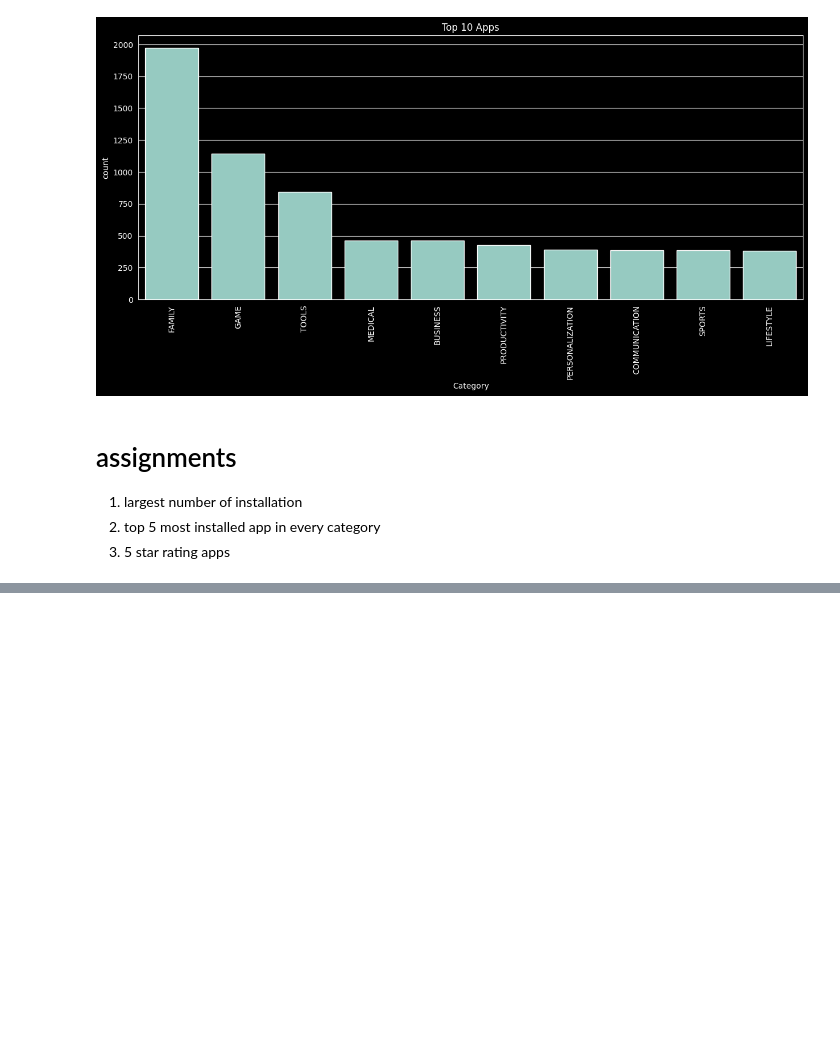
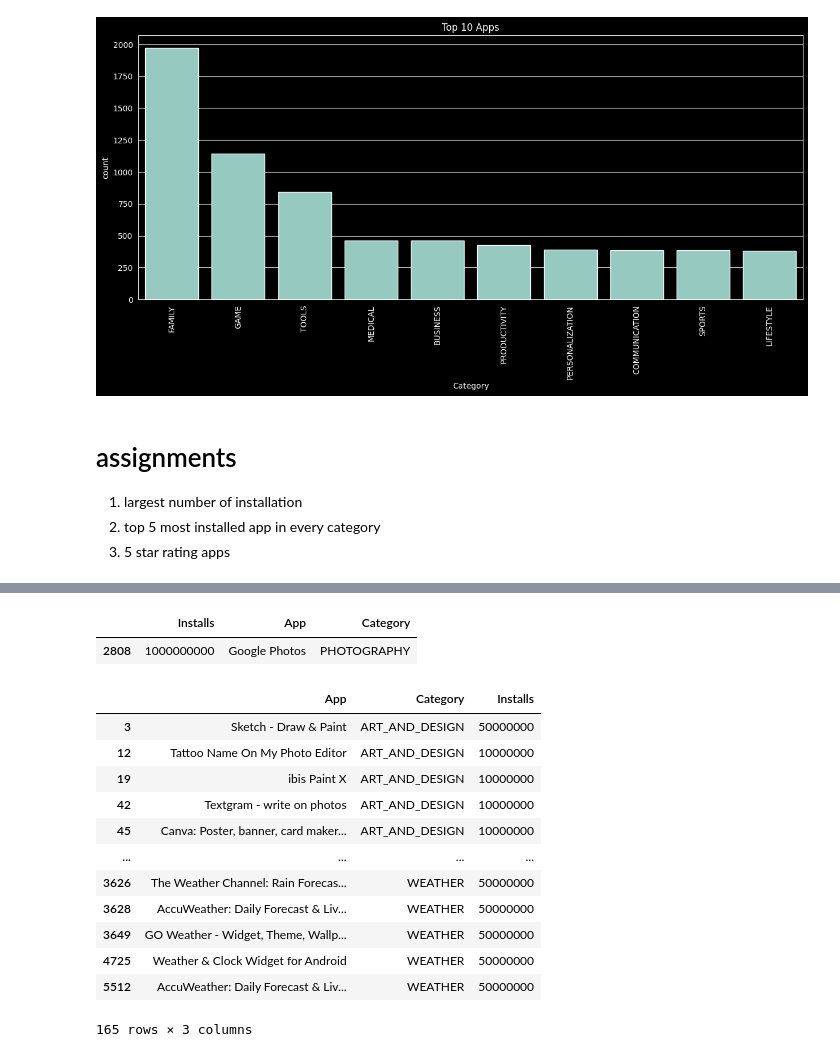
Before and after one commit to Ayhampt/data-science-ML, a Jupyter notebook: EDA/Google play store dataset.ipynb, the cells around one changed output, grey strips where cells are left out. Drawn from its saved outputs; the diff is of its cells as text; code cells hidden in the pictures; blank space fills up the shorter version.

```diff
--- a/EDA/Google play store dataset.ipynb
+++ b/EDA/Google play store dataset.ipynb
@@ -490,0 +503,23 @@ plt.show()
+# %%
+largest_installs[['Installs','App','Category']].head(1)
+# %% [output]
+|  | Installs | App | Category |
+| 2808 | 1000000000 | Google Photos | PHOTOGRAPHY |
+# %%
+top_5 = (df_copy.sort_values(['Category','Installs'],ascending=[True,False]).groupby('Category').head(5))
+# %%
+top_5[['App','Category','Installs']]
+# %% [output]
+|  | App | Category | Installs |
+| 3 | Sketch - Draw & Paint | ART_AND_DESIGN | 50000000 |
+| 12 | Tattoo Name On My Photo Editor | ART_AND_DESIGN | 10000000 |
+| 19 | ibis Paint X | ART_AND_DESIGN | 10000000 |
+| 42 | Textgram - write on photos | ART_AND_DESIGN | 10000000 |
+| 45 | Canva: Poster, banner, card maker... | ART_AND_DESIGN | 10000000 |
+| ... | ... | ... | ... |
+| 3626 | The Weather Channel: Rain Forecas... | WEATHER | 50000000 |
+| 3628 | AccuWeather: Daily Forecast & Liv... | WEATHER | 50000000 |
+| 3649 | GO Weather - Widget, Theme, Wallp... | WEATHER | 50000000 |
+| 4725 | Weather & Clock Widget for Android | WEATHER | 50000000 |
+| 5512 | AccuWeather: Daily Forecast & Liv... | WEATHER | 50000000 |
+165 rows × 3 columns
```
Also changed, not shown: parts of 5 cells of this notebook.
